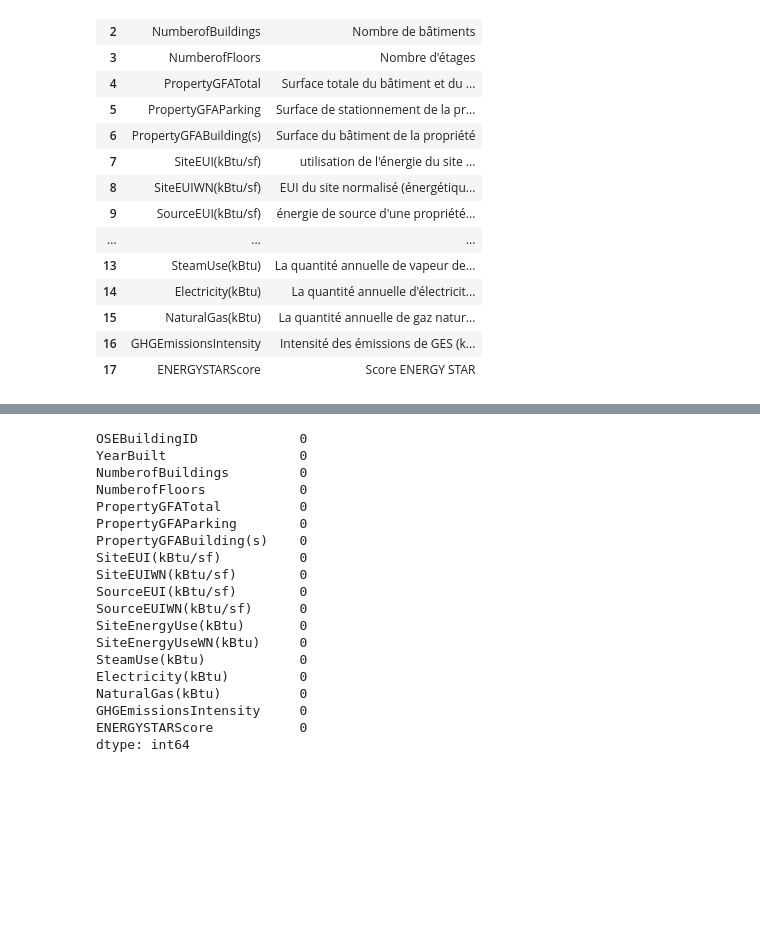
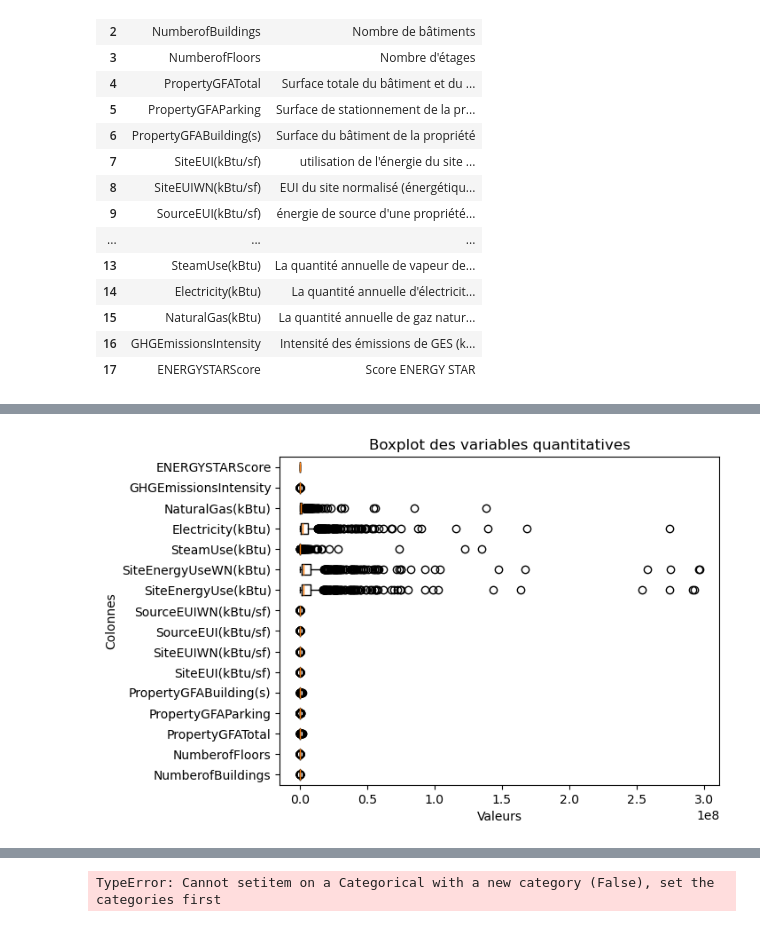
Before and after one commit to Vinyl-237/Anticipez-les-besoins-en-consommation-de-b-timents, a Jupyter notebook: noteBook.ipynb, the cells around one changed output, grey strips where cells are left out. Cells and saved outputs as stored; diff of their text form; code cells hidden in the pictures; blank space fills up the shorter version.

Commit message:
boxplot ajout

```diff
--- a/noteBook.ipynb
+++ b/noteBook.ipynb
@@ -415,6 +420,19 @@ data_final.head()
 | 2 | 3 | 1969 | 1.0 | 41 | 956110 | 196718 | ... |
 | 3 | 5 | 1926 | 1.0 | 10 | 61320 | 0 | ... |
 | 4 | 8 | 1980 | 1.0 | 18 | 175580 | 62000 | ... |
+# %%
+# fonction qui retourne un boxplot des valeurs aberrantes des variables quantitatives
+def boxplotQuanti(data, colonnes):
+    plt.boxplot([data[col].dropna() for col in colonnes ], labels= colonnes, vert= False)
+    plt.title("Boxplot des variables quantitatives")
+    plt.xlabel("Valeurs")
+    plt.ylabel("Colonnes")
+    plt.show()
+
+# visualisation des valeurs aberrantes
+boxplotQuanti(data_final, quanti)
+# %% [output]
+[figure, added]
 # %%
 # Détection des valeurs abérrantes
 ## Methode de l'intervalle interquartile des variables quantitatives
@@ -443,25 +461,8 @@ outlier
 | 987 | 49946 | 2010 | 1.0 | 8 | 41198 | 0 | ... |
 | 999 | 50069 | 1929 | 1.0 | 2 | 24990 | 0 | ... |
 84 rows × 18 columns
-# %%
-data_final.isnull().sum()
-# %% [output]
-OSEBuildingID             0
-YearBuilt                 0
-NumberofBuildings         0
-NumberofFloors            0
-PropertyGFATotal          0
-PropertyGFAParking        0
-PropertyGFABuilding(s)    0
-SiteEUI(kBtu/sf)          0
-SiteEUIWN(kBtu/sf)        0
-SourceEUI(kBtu/sf)        0
-SourceEUIWN(kBtu/sf)      0
-SiteEnergyUse(kBtu)       0
-SiteEnergyUseWN(kBtu)     0
-SteamUse(kBtu)            0
-Electricity(kBtu)         0
-NaturalGas(kBtu)          0
-GHGEmissionsIntensity     0
-ENERGYSTARScore           0
-dtype: int64
+# %%
+data_final = data_final[outlier]
+data_final.head()
+# %% [output]
+TypeError: Cannot setitem on a Categorical with a new category (False), set the categories first
```
Also changed, not shown: parts of 4 cells of this notebook.
